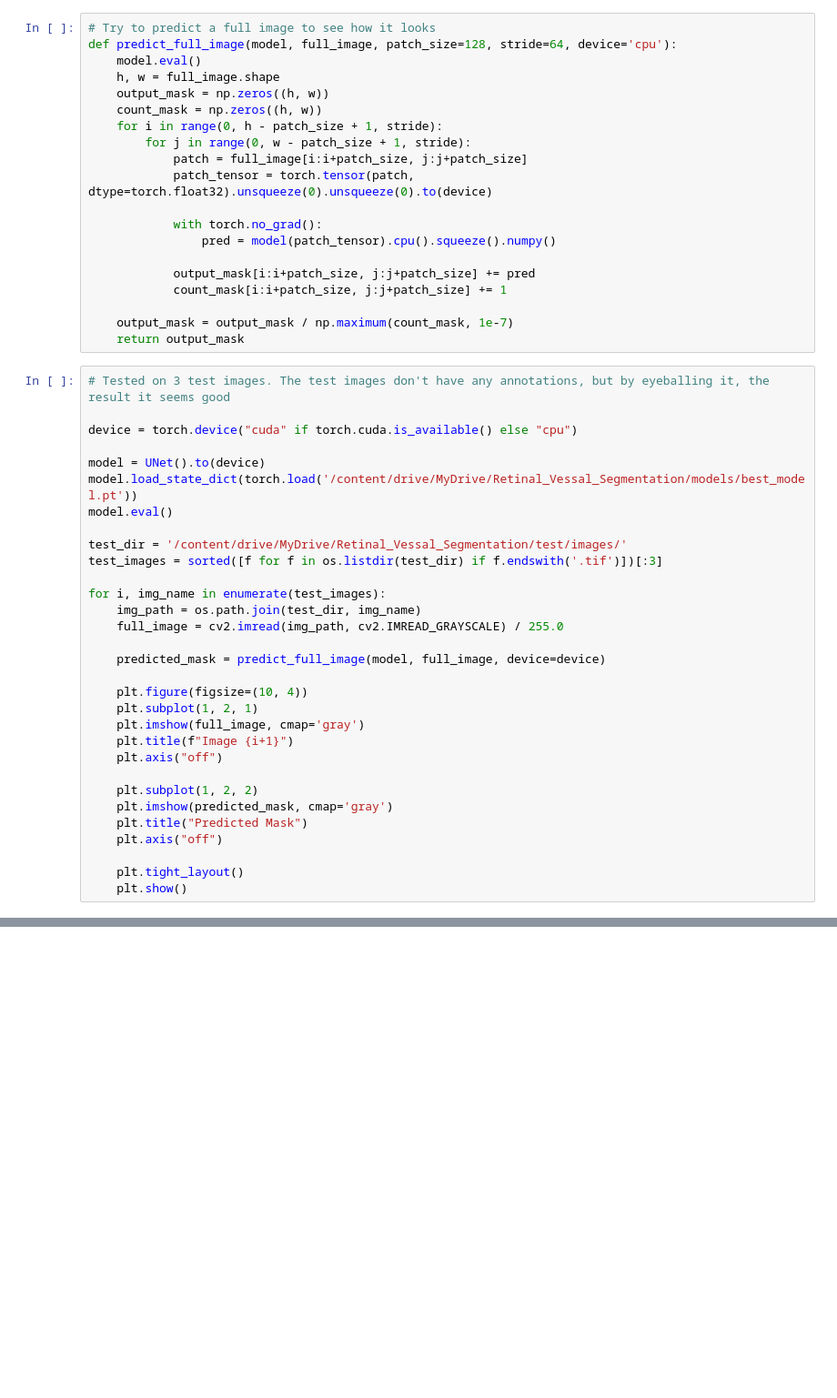
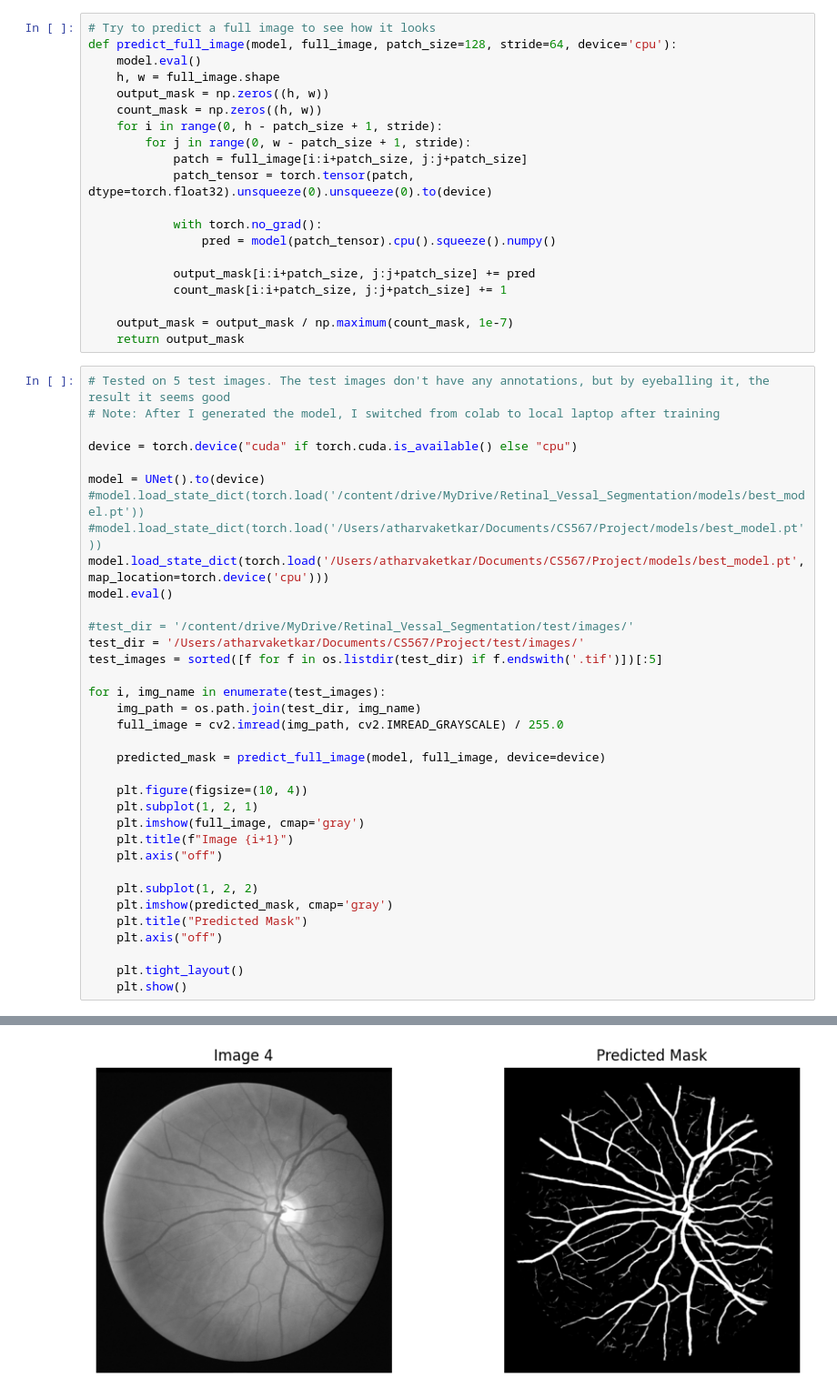
Before and after one commit to atharva-ketkar1/Retinal_Vessal_Segmentation, a Jupyter notebook: retinal_vessal_seg.ipynb, the cells around one changed output, grey strips where cells are left out. Shown at 91% size. Drawn from its saved outputs; the diff is of its cells as text; blank space fills up the shorter version.

Commit message:
Finished model

```diff
--- a/retinal_vessal_seg.ipynb
+++ b/retinal_vessal_seg.ipynb
@@ -393,37 +392,42 @@ def predict_full_image(model, full_image, patch_size=128, stride=64, device='cpu
     output_mask = output_mask / np.maximum(count_mask, 1e-7)
     return output_mask
 # %%
-# Tested on 3 test images. The test images don't have any annotations, but by eyeballing it, the result it seems good
+# Tested on 5 test images. The test images don't have any annotations, but by eyeballing it, the result it seems good
+# Note: After I generated the model, I switched from colab to local laptop after training
 
 device = torch.device("cuda" if torch.cuda.is_available() else "cpu")
 
 model = UNet().to(device)
-model.load_state_dict(torch.load('/content/drive/MyDrive/Retinal_Vessal_Segmentation/models/best_model.pt'))
+#model.load_state_dict(torch.load('/content/drive/MyDrive/Retinal_Vessal_Segmentation/models/best_model.pt'))
+#model.load_state_dict(torch.load('/Users/atharvaketkar/Documents/CS567/Project/models/best_model.pt'))
+model.load_state_dict(torch.load('/Users/atharvaketkar/Documents/CS567/Project/models/best_model.pt', map_location=torch.device('cpu')))
 model.eval()
 
-test_dir = '/content/drive/MyDrive/Retinal_Vessal_Segmentation/test/images/'
-test_images = sorted([f for f in os.listdir(test_dir) if f.endswith('.tif')])[:3]
+#test_dir = '/content/drive/MyDrive/Retinal_Vessal_Segmentation/test/images/'
+test_dir = '/Users/atharvaketkar/Documents/CS567/Project/test/images/'
+test_images = sorted([f for f in os.listdir(test_dir) if f.endswith('.tif')])[:5]
 
 for i, img_name in enumerate(test_images):
     img_path = os.path.join(test_dir, img_name)
     full_image = cv2.imread(img_path, cv2.IMREAD_GRAYSCALE) / 255.0
 
     predicted_mask = predict_full_image(model, full_image, device=device)
 
     plt.figure(figsize=(10, 4))
     plt.subplot(1, 2, 1)
     plt.imshow(full_image, cmap='gray')
     plt.title(f"Image {i+1}")
     plt.axis("off")
 
     plt.subplot(1, 2, 2)
     plt.imshow(predicted_mask, cmap='gray')
     plt.title("Predicted Mask")
     plt.axis("off")
 
     plt.tight_layout()
     plt.show()
 # %% [output]
 [figure]
 [figure]
 [figure]
+[figure, added]
```
Also changed, not shown: parts of 4 cells of this notebook.
